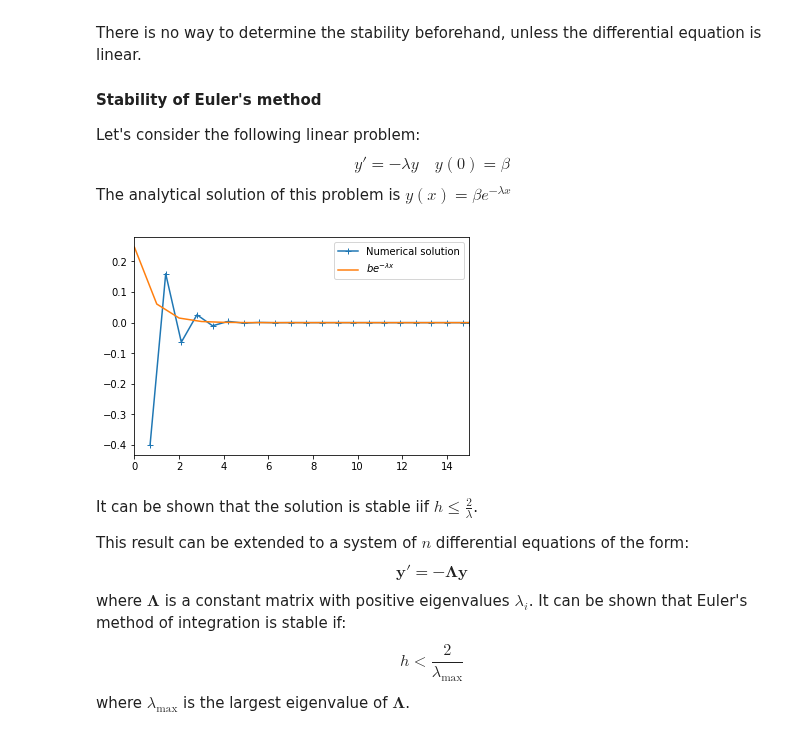
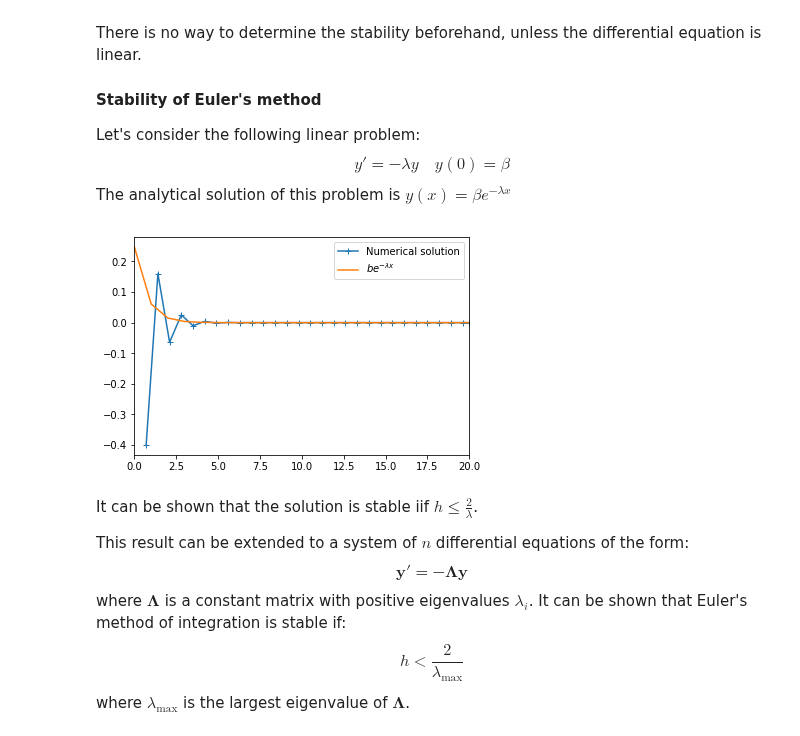
Before and after one commit to tgteacher/numerical-methods, a Jupyter notebook: notebooks/Chapter7.ipynb, the cells around one changed output. Saved outputs shown, nothing was run; the diff lists cells and outputs as text; code cells hidden in the pictures.

```diff
--- a/notebooks/Chapter7.ipynb
+++ b/notebooks/Chapter7.ipynb
@@ -478,23 +474,23 @@ The analytical solution of this problem is $y(x)=\beta e^{-\lambda x}$
 # %%
 ### Illustration
 
 lam = 2
 beta = 1
 h = 0.7
-xmax = 15
+xmax = 20
 
 def F(x, y):
     return -lam*y
 
 X, Y = euler(F, 0, beta, xmax, h)
 from matplotlib import pyplot as plt
 from numpy import exp
 plt.plot(X, Y, '-+', beta*exp(-lam*X))
 plt.legend(['Numerical solution', '$be^{-\lambda x}$'])
 plt.xlim(0, xmax)
 plt.show()
 # %% [output]
-[figure, old version]
+[figure, new version]
 # %% [markdown]
 It can be shown that the solution is stable iif $h \leq \frac{2}{\lambda}$.
 
```
Also changed, not shown: parts of 9 cells of this notebook.
